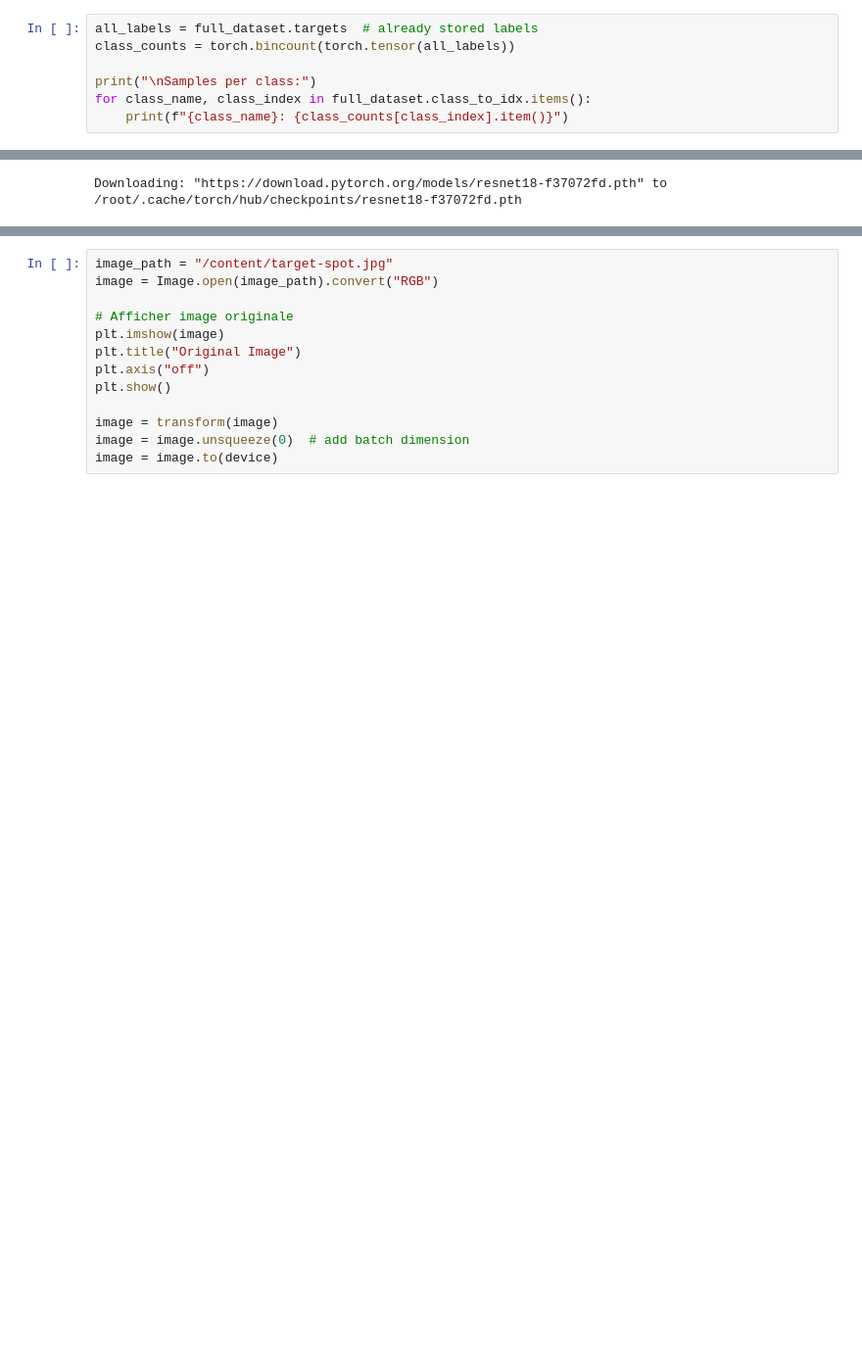
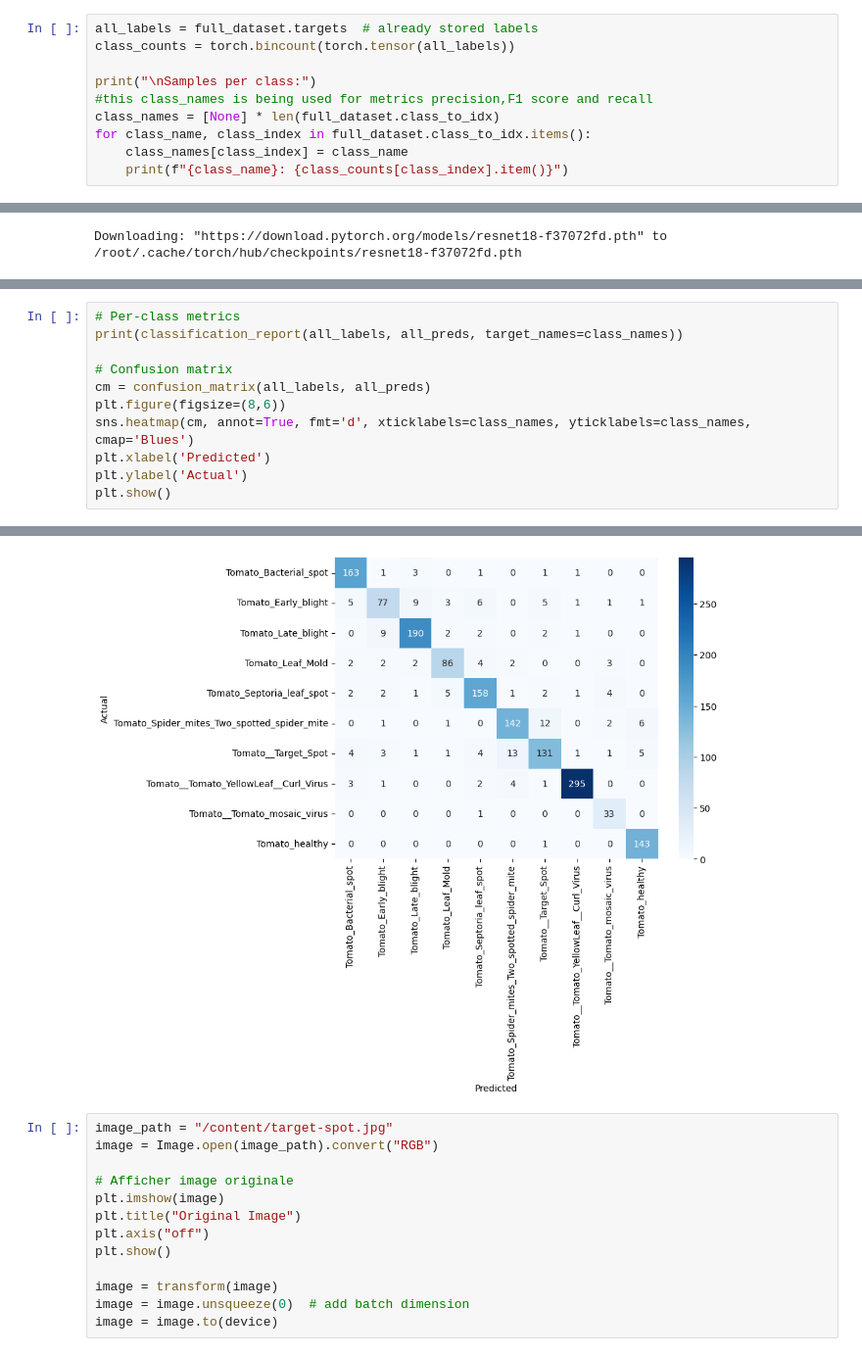
Before and after one commit to hmimou/tomato-leaf-disease-ai, a Jupyter notebook: training/tomato-training.ipynb, the cells around one changed output, grey strips where cells are left out. Shown at 98% size. Saved outputs shown, nothing was run; the diff lists cells and outputs as text; blank space fills up the shorter version.

Commit message:
add PRECISION, recall,F1 score

```diff
--- a/training/tomato-training.ipynb
+++ b/training/tomato-training.ipynb
@@ -160,7 +162,10 @@ all_labels = full_dataset.targets  # already stored labels
 class_counts = torch.bincount(torch.tensor(all_labels))
 
 print("\nSamples per class:")
+#this class_names is being used for metrics precision,F1 score and recall
+class_names = [None] * len(full_dataset.class_to_idx)
 for class_name, class_index in full_dataset.class_to_idx.items():
+    class_names[class_index] = class_name
     print(f"{class_name}: {class_counts[class_index].item()}")
 # %% [output]
 Samples per class:
@@ -302,0 +307,12 @@ Predicted: Tomato_Leaf_Mold, True: Tomato_Leaf_Mold
+# %%
+# Per-class metrics
+print(classification_report(all_labels, all_preds, target_names=class_names))
+
+# Confusion matrix
+cm = confusion_matrix(all_labels, all_preds)
+plt.figure(figsize=(8,6))
+sns.heatmap(cm, annot=True, fmt='d', xticklabels=class_names, yticklabels=class_names, cmap='Blues')
+plt.xlabel('Predicted')
+plt.ylabel('Actual')
+plt.show()
+# %% [output]
@@ -303,3 +335,4 @@ Predicted: Tomato_Leaf_Mold, True: Tomato_Leaf_Mold
+[figure, added]
 # %%
 image_path = "/content/target-spot.jpg"
 image = Image.open(image_path).convert("RGB")
```
Also changed, not shown: parts of 7 cells of this notebook.
